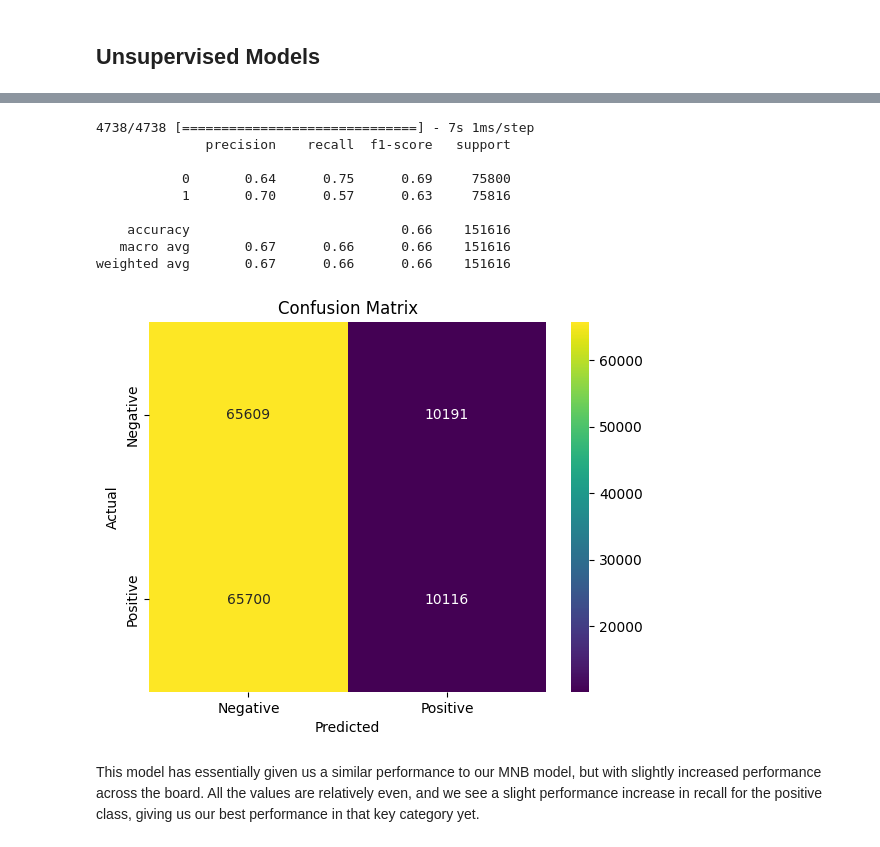
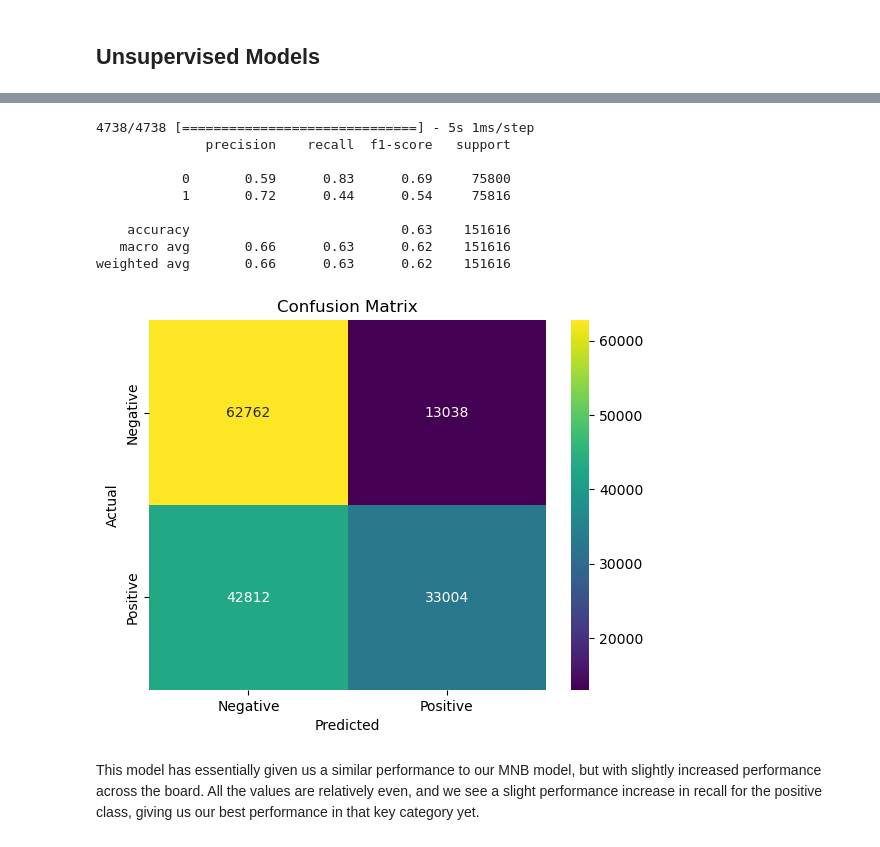
Before and after one commit to apell74/sarcasm-detection-nlp, a Jupyter notebook: Capstone_index.ipynb, the cells around one changed output, grey strips where cells are left out. Saved outputs shown, nothing was run; the diff lists cells and outputs as text; code cells hidden in the pictures.

```diff
--- a/Capstone_index.ipynb
+++ b/Capstone_index.ipynb
@@ -181,6 +169,6 @@ Now we can load in our data as a DataFrame. If you followed the steps above for
 # %%
 # Load dataset as DataFrame
-df = pd.read_csv('/content/train-balanced-sarcasm.csv')
+df = pd.read_csv('data/train-balanced-sarcasm.csv')
 df.head()
 # %% [output]
 |  | label | comment | author | subreddit | score | ups | downs | date | created_utc | parent_comment |
@@ -761,4 +756,4 @@ plt.show()
 # nn_model.save(f'{model_directory}/mlp_model.h5')
 # %%
 # Load model
-nn_model_loaded = load_model(f'{model_directory}/mlp_model.h5')
+nn_model_loaded = load_model('model-weights/mlp_model.h5')
@@ -773,27 +770,27 @@ nn_y_hat = nn_model_loaded.predict(X_test_dense)
 nn_y_pred = (nn_y_hat > 0.5).astype(int)
 print(classification_report(y_test, nn_y_pred))
 # %% [output]
-4738/4738 [==============================] - 7s 1ms/step
+4738/4738 [==============================] - 5s 1ms/step
               precision    recall  f1-score   support
 
-           0       0.64      0.75      0.69     75800
-           1       0.70      0.57      0.63     75816
+           0       0.59      0.83      0.69     75800
+           1       0.72      0.44      0.54     75816
 
-    accuracy                           0.66    151616
-   macro avg       0.67      0.66      0.66    151616
-weighted avg       0.67      0.66      0.66    151616
+    accuracy                           0.63    151616
+   macro avg       0.66      0.63      0.62    151616
+weighted avg       0.66      0.63      0.62    151616
 # %%
 # Create confusion matrix
 cm_nn = confusion_matrix(y_test, nn_y_pred)
 
 # Plot confusion matrix
-sns.heatmap(cm_xgb, annot=True, fmt='d', cmap='viridis', xticklabels=['Negative', 'Positive'], yticklabels=['Negative', 'Positive'])
+sns.heatmap(cm_nn, annot=True, fmt='d', cmap='viridis', xticklabels=['Negative', 'Positive'], yticklabels=['Negative', 'Positive'])
 plt.xlabel('Predicted')
 plt.ylabel('Actual')
 plt.title('Confusion Matrix')
 plt.show()
 # %% [output]
-[figure, old version]
+[figure, new version]
 # %% [markdown]
 This model has essentially given us a similar performance to our MNB model, but with slightly increased performance across the board. All the values are relatively even, and we see a slight performance increase in recall for the positive class, giving us our best performance in that key category yet.
 # %% [markdown]
```
Also changed, not shown: parts of 29 cells of this notebook.
